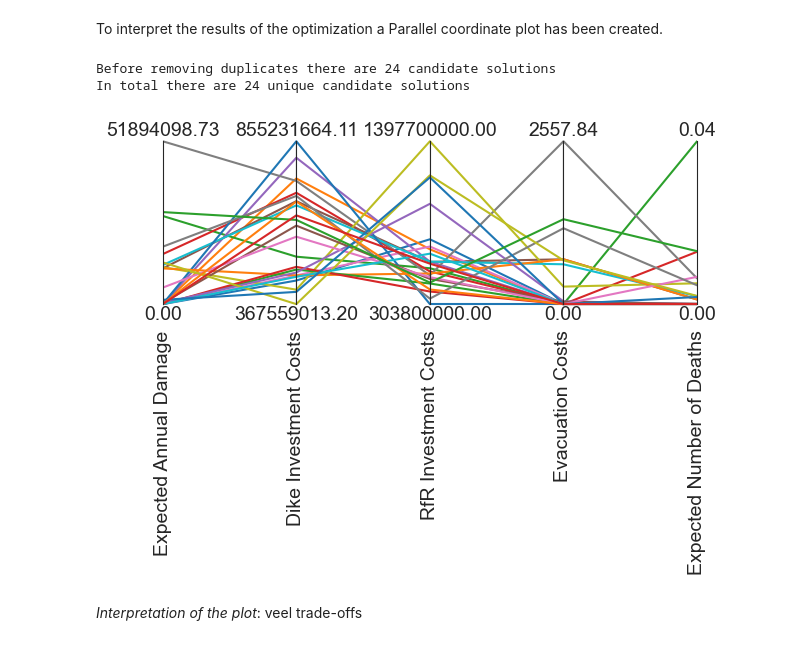
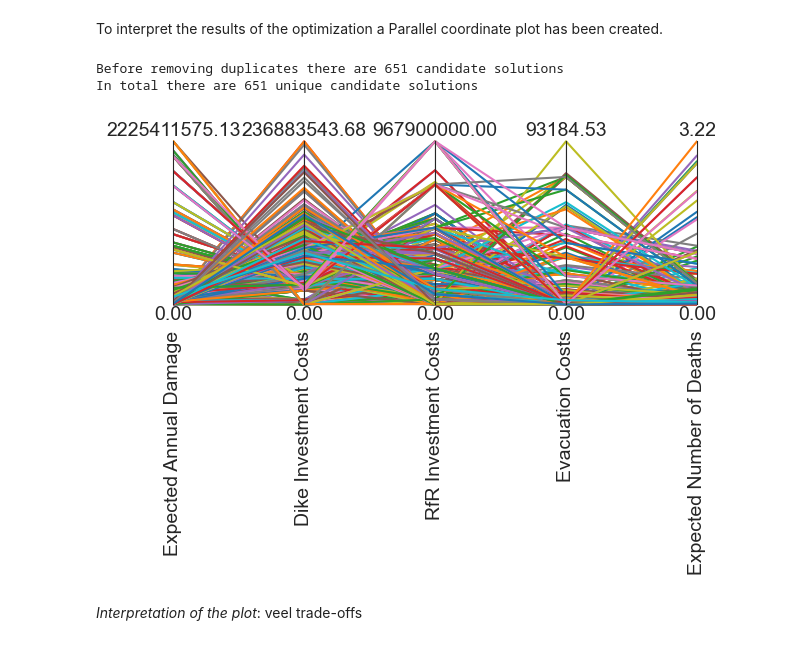
Before and after one commit to Eva-Bro/EPA141A_Group12_2025, a Jupyter notebook: final assignment/Multi_scenario_MORDM.ipynb, the cells around one changed output. Cells and saved outputs as stored; diff of their text form; code cells hidden in the pictures.

Commit message:
results for 100 based on main

```diff
--- a/final assignment/Multi_scenario_MORDM.ipynb
+++ b/final assignment/Multi_scenario_MORDM.ipynb
@@ -327,7 +346,7 @@ To interpret the results of the optimization a Parallel coordinate plot has been
 all_archives = []
 
 for scenario in reference_scenarios:
-    with open(f"results_{scenario.name}.pkl", "rb") as f:
+    with open(f"results200_{scenario.name}.pkl", "rb") as f:
         archive, convergence = pickle.load(f)
 
     all_archives.append(archive)
@@ -339,33 +358,33 @@ print('Before removing duplicates there are', len(combined_archive), 'candidate
 combined_archive = combined_archive.drop_duplicates()
 
 # Save for later
-combined_archive.to_pickle("combined_archive.pkl")
+combined_archive.to_pickle("combined_archive200.pkl")#This is changed to 200 to match the nfe in the optimization
 
 print(f"In total there are {len(combined_archive)} unique candidate solutions")
 # %% [output]
-Before removing duplicates there are 24 candidate solutions
-In total there are 24 unique candidate solutions
+Before removing duplicates there are 651 candidate solutions
+In total there are 651 unique candidate solutions
 # %%
 # Use combined archive to create parallel coordinate plot
-combined_archive = pd.read_pickle("combined_archive.pkl")
+combined_archive = pd.read_pickle("combined_archive200.pkl")
 
 outcomes = combined_archive.loc[:, [
     'Expected Annual Damage',
     'Dike Investment Costs',
     'RfR Investment Costs',
     'Evacuation Costs',
     'Expected Number of Deaths'
 ]]
 
 limits = parcoords.get_limits(outcomes)
 axes = parcoords.ParallelAxes(limits)
 axes.plot(outcomes)
 
 axes.fig.savefig("Parcoords_optimization.png", dpi=300)
 
 plt.show()
 # %% [output]
-[figure, old version]
+[figure, new version]
 # %% [markdown]
 *Interpretation of the plot*: veel trade-offs
 # %% [markdown]
```
Also changed, not shown: parts of 19 cells of this notebook, 23 other files.
